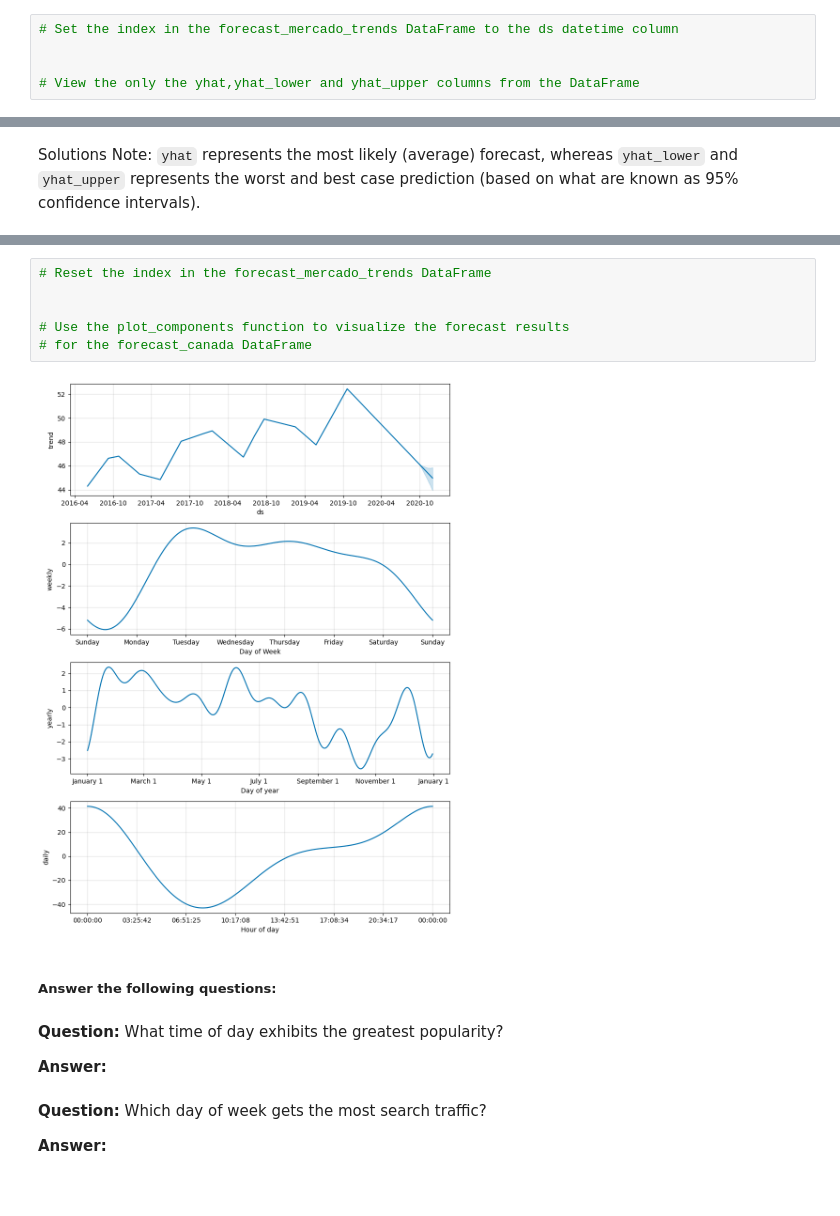
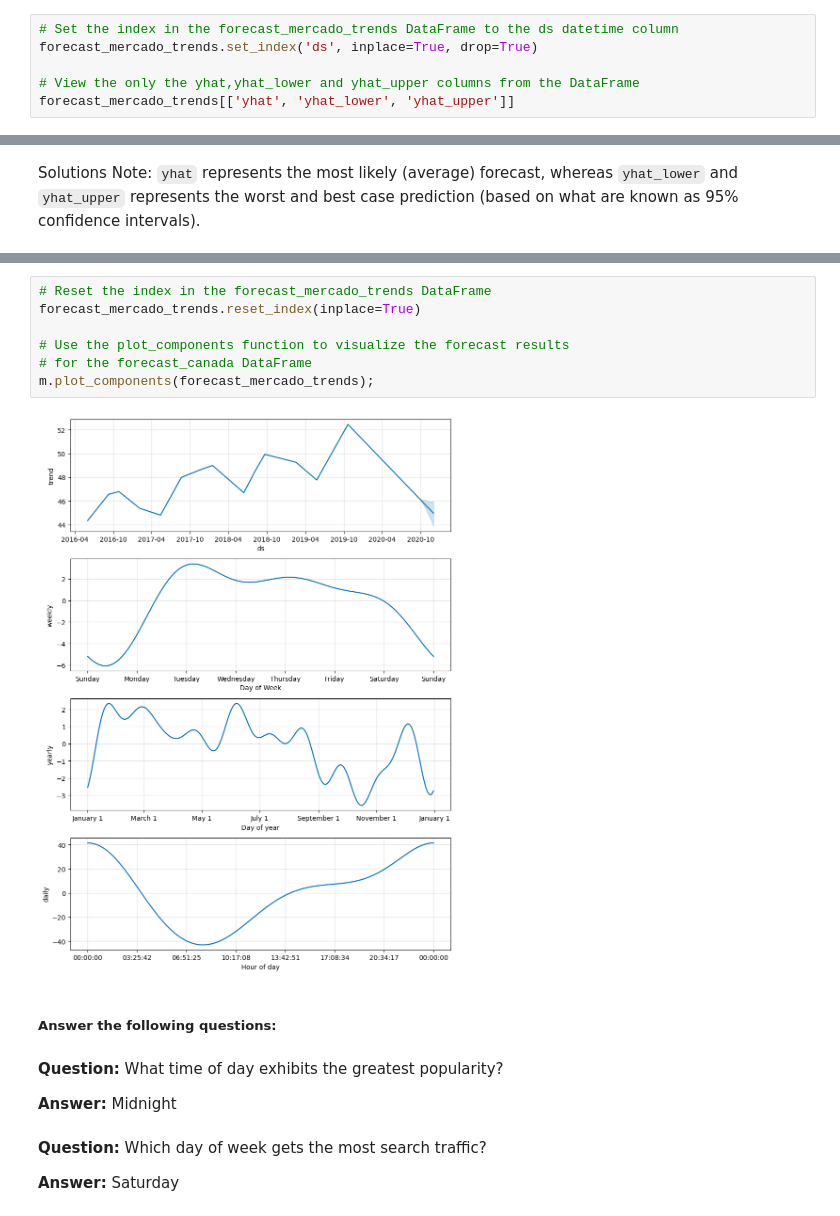
Before and after one commit to Kibble/prophet-challenge, a Jupyter notebook: forecasting_net_prophet.ipynb, the cells around one changed output, grey strips where cells are left out. Saved outputs shown, nothing was run; the diff lists cells and outputs as text; blank space fills up the shorter version.

```diff
--- a/forecasting_net_prophet.ipynb
+++ b/forecasting_net_prophet.ipynb
@@ -496,9 +496,10 @@ decline in October, but recover slightly in November.
 * What's the lowest point for search traffic in the calendar year?
 # %%
 # Set the index in the forecast_mercado_trends DataFrame to the ds datetime column
-
+forecast_mercado_trends.set_index('ds', inplace=True, drop=True)
 
 # View the only the yhat,yhat_lower and yhat_upper columns from the DataFrame
+forecast_mercado_trends[['yhat', 'yhat_lower', 'yhat_upper']]
 # %% [output]
 |  | yhat | yhat_lower | yhat_upper |
 | ds |  |  |  |
@@ -518,21 +529,22 @@ Solutions Note: `yhat` represents the most likely (average) forecast, whereas `y
 # %%
 # Reset the index in the forecast_mercado_trends DataFrame
-
+forecast_mercado_trends.reset_index(inplace=True)
 
 # Use the plot_components function to visualize the forecast results
 # for the forecast_canada DataFrame
+m.plot_components(forecast_mercado_trends);
 # %% [output]
-[figure, old version]
+[figure, new version]
 # %% [markdown]
 ##### Answer the following questions:
 # %% [markdown]
 **Question:** What time of day exhibits the greatest popularity?
 
-**Answer:**
+**Answer:** Midnight
 # %% [markdown]
 **Question:** Which day of week gets the most search traffic?
 
-**Answer:**
+**Answer:** Saturday
 # %% [markdown]
 **Question:** What's the lowest point for search traffic in the calendar year?
 
```
Also changed, not shown: parts of 3 cells of this notebook.
